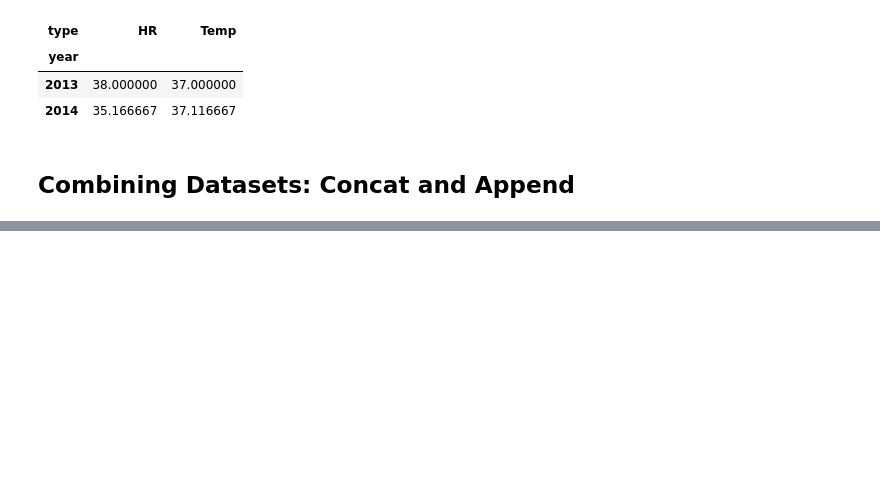
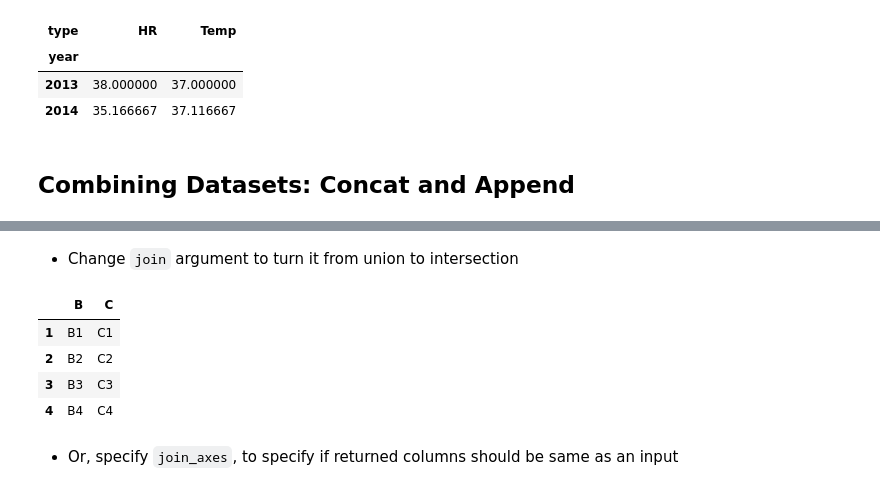
Before and after one commit to beaulucas/python-ds-handbook, a Jupyter notebook: 03-data_manipulation_pandas.ipynb, the cells around one changed output, grey strips where cells are left out. Cells and saved outputs as stored; diff of their text form; code cells hidden in the pictures; blank space fills up the shorter version.

```diff
--- a/03-data_manipulation_pandas.ipynb
+++ b/03-data_manipulation_pandas.ipynb
@@ -1330,0 +1479,6 @@ data_mean.mean(axis='columns', level='type')
+# %%
+# not all shared columns
+df5 = make_df('ABC', [1, 2])
+df6 = make_df('BCD', [3, 4])
+
+print(df5); print(df6); print(pd.concat([df5, df6], sort=False))
@@ -1330,0 +1497,12 @@ data_mean.mean(axis='columns', level='type')
+# %% [markdown]
+* Change `join` argument to turn it from union to intersection
+# %%
+pd.concat([df5, df6], sort=False, join='inner')
+# %% [output]
+|  | B | C |
+| 1 | B1 | C1 |
+| 2 | B2 | C2 |
+| 3 | B3 | C3 |
+| 4 | B4 | C4 |
+# %% [markdown]
+* Or, specify `join_axes`, to specify if returned columns should be same as an input
```
Also changed, not shown: parts of 34 cells of this notebook.
